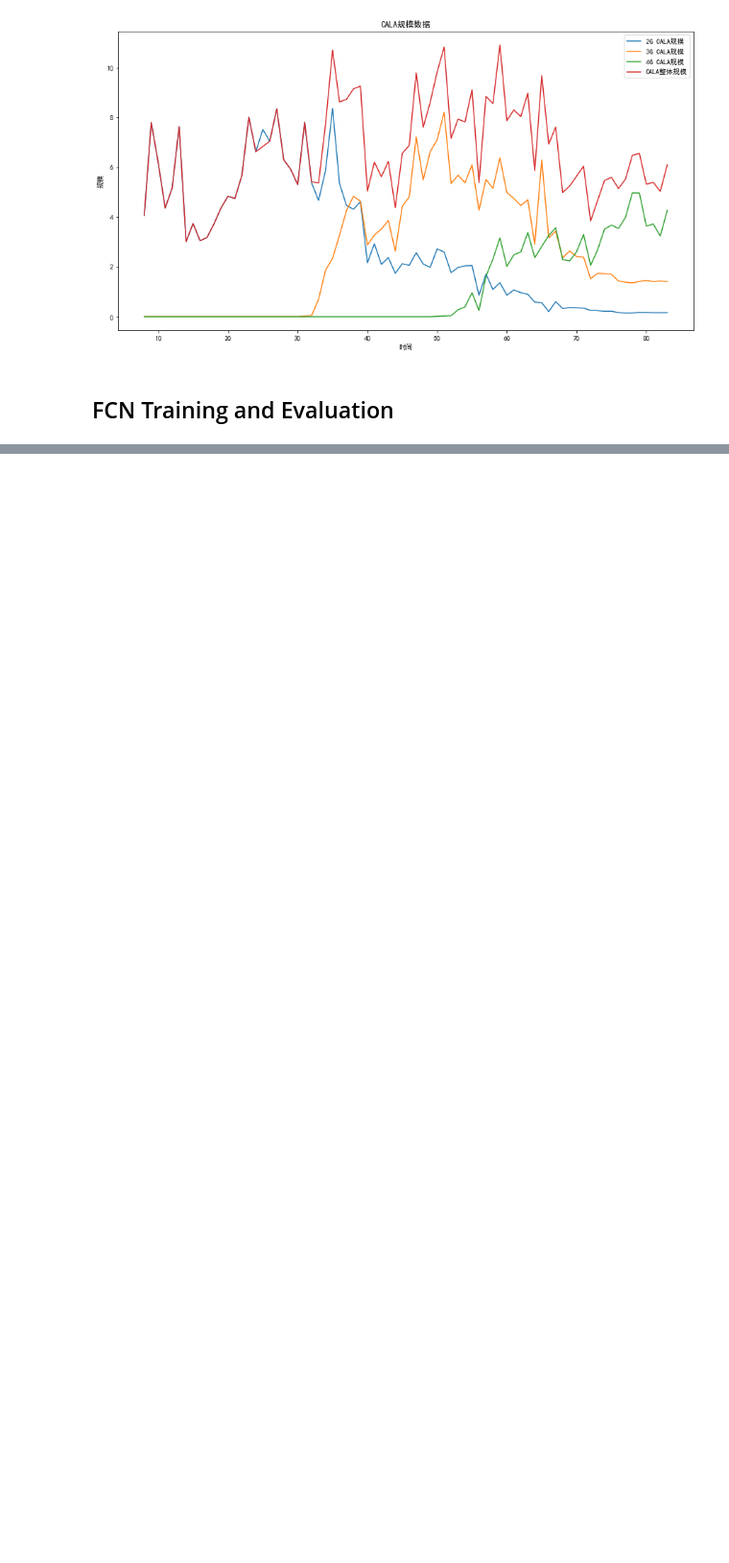
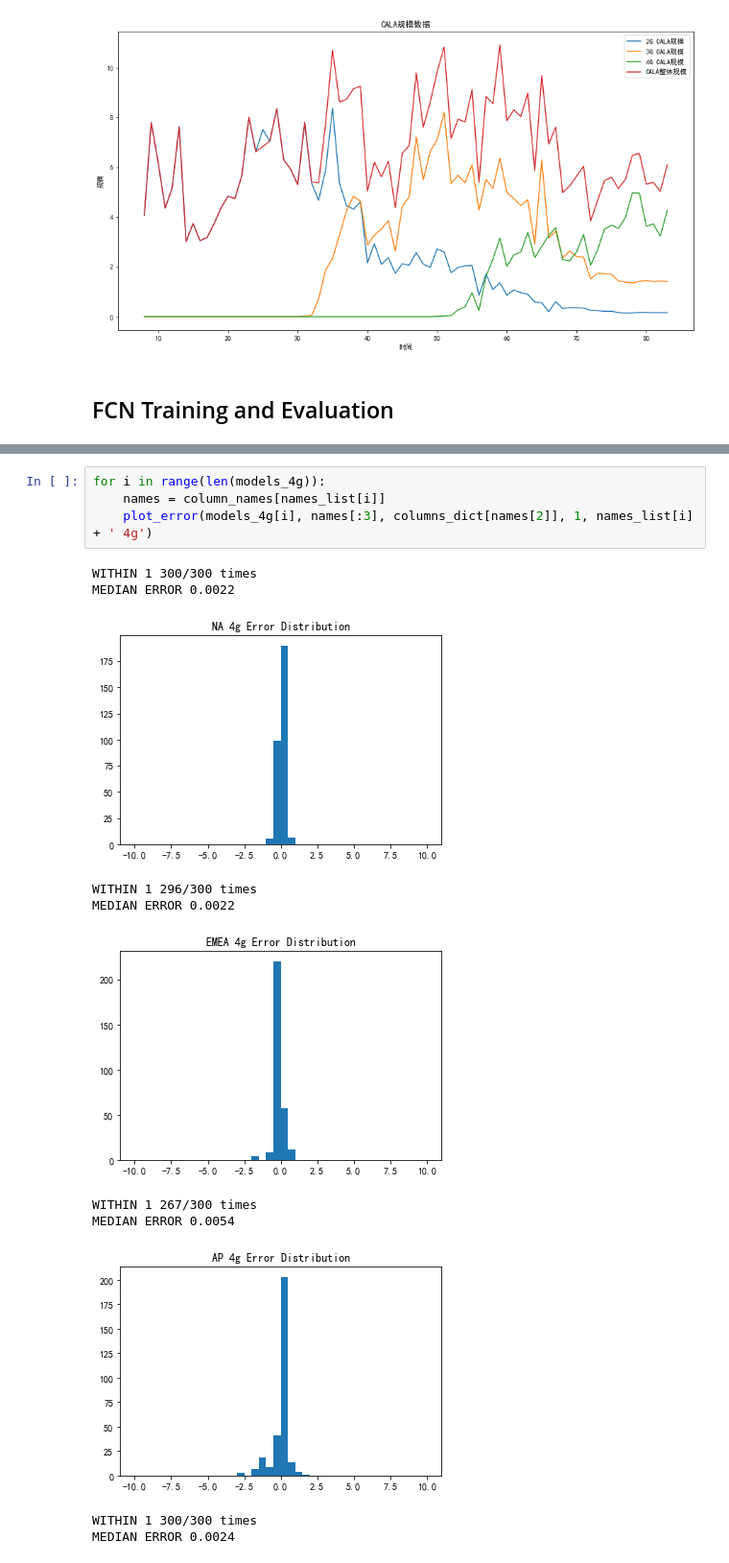
Before and after one commit to Leo428/Self-Driving-Decal, a Jupyter notebook: hw/huawei_model/model.ipynb, the cells around one changed output, grey strips where cells are left out. Shown at 96% size. Cells and saved outputs as stored; diff of their text form; blank space fills up the shorter version.

```diff
--- a/hw/huawei_model/model.ipynb
+++ b/hw/huawei_model/model.ipynb
@@ -442,0 +305,16 @@ MEDIAN ERROR 0.0800
+# %%
+for i in range(len(models_4g)):
+    names = column_names[names_list[i]]
+    plot_error(models_4g[i], names[:3], columns_dict[names[2]], 1, names_list[i] + ' 4g')
+# %% [output]
+WITHIN 1 300/300 times
+MEDIAN ERROR 0.0022
+[figure, added]
+WITHIN 1 296/300 times
+MEDIAN ERROR 0.0022
+[figure, added]
+WITHIN 1 267/300 times
+MEDIAN ERROR 0.0054
+[figure, added]
+WITHIN 1 300/300 times
+MEDIAN ERROR 0.0024
```
Also changed, not shown: parts of 23 cells of this notebook, 19 other files.
